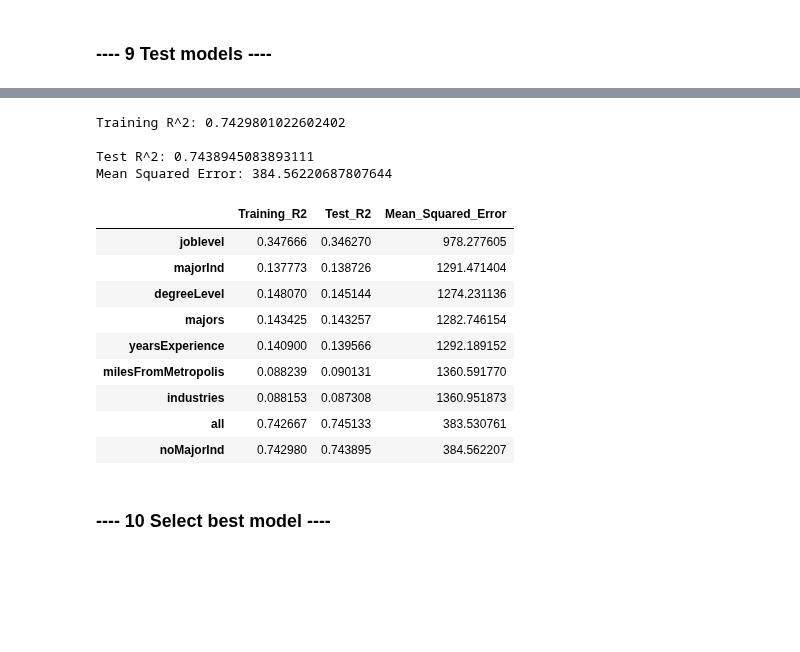
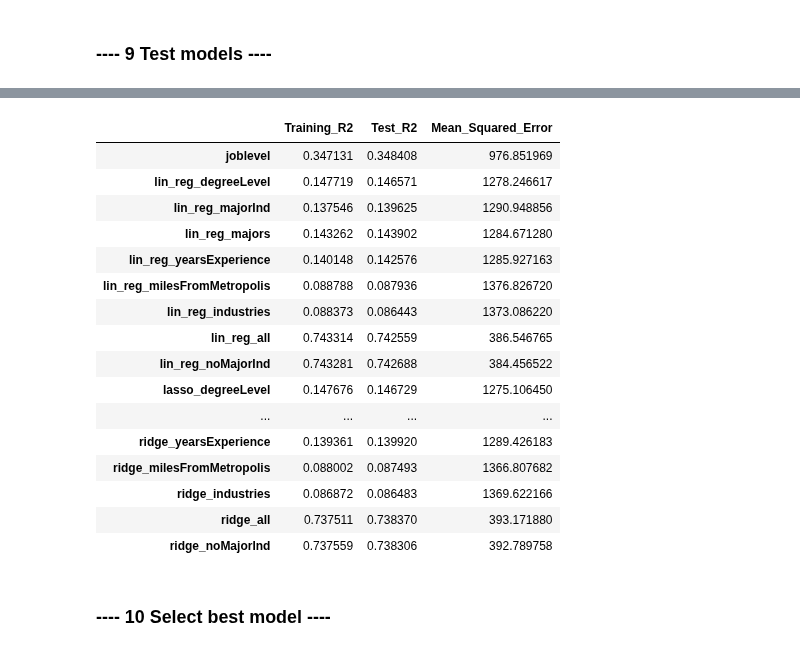
Before and after one commit to albert-ntiri/salary_prediction_project, a Jupyter notebook: Salary Prediction Notebook.ipynb, the cells around one changed output, grey strips where cells are left out. Cells and saved outputs as stored; diff of their text form; code cells hidden in the pictures; blank space fills up the shorter version.

Commit message:
Generalized model function to include different models, added Lasso and Ridge

```diff
--- a/Salary Prediction Notebook.ipynb
+++ b/Salary Prediction Notebook.ipynb
@@ -476,0 +494,5 @@ print(model.score(features_train, salary_train))
+# %%
+ridge = linear_model.Ridge(normalize=True)
+gridr = GridSearchCV(ridge, {'alpha':[.1,.2,.5,1,1.5,2]})
+gridr.fit(features_train, salary_train)
+gridr.best_params_
@@ -500,19 +532,21 @@ model_comparison = pd.DataFrame(columns=['Training_R2', 'Test_R2', 'Mean_Squared
+# %%
+# Set up model comparison dataframe and initialize different models
+model_comparison = pd.DataFrame(columns=['Training_R2', 'Test_R2', 'Mean_Squared_Error'])
+lin_reg = linear_model.LinearRegression(normalize=True)
+lasso = linear_model.Lasso(alpha=.1)
+ridge = linear_model.Ridge(normalize=True, alpha=.1)
 # %%
 # Combine into 1 cell and wrap into a function for multiple models
 
-def build_model(model_name, features, test_size=.2):
+def build_model(model_name, model_type, features, test_size=.2):
     features_train, features_test, salary_train, salary_test = train_test_split(train_full[features], train_full['salary'], test_size=test_size)
 
-    model = linear_model.LinearRegression(normalize=True).fit(features_train, salary_train)
+    model = model_type.fit(features_train, salary_train)
     training_r2 = model.score(features_train, salary_train)
-    print("Training R^2: {}".format(training_r2))
-    print("")
 
     predicted_salary = model.predict(features_test)
     test_r2 = r2_score(y_true=salary_test, y_pred=predicted_salary)
     mse = mean_squared_error(y_true=salary_test, y_pred=predicted_salary)
-    print("Test R^2: {}".format(test_r2))
-    print("Mean Squared Error: {}".format(mse))
 
     model_comparison.loc[model_name] = [training_r2, test_r2, mse]
 # %%
@@ -528,30 +558,49 @@ Mean Squared Error: 978.2776050369689
 # %%
 # Try different feature combinations and compare models
 
-build_model('degreeLevel', features=['degreeLevel'])
-build_model('majorInd', features=['majorInd'])
-build_model('majors', features=['BIOLOGY', 'BUSINESS', 'CHEMISTRY', 'COMPSCI', 'ENGINEERING', 'LITERATURE', 'MATH', 'PHYSICS'])
-build_model('yearsExperience', features=['yearsExperience'])
-build_model('milesFromMetropolis', features=['milesFromMetropolis'])
-build_model('industries', features=['EDUCATION', 'FINANCE', 'HEALTH', 'OIL', 'SERVICE', 'WEB'])
-build_model('all', features=['jobLevel', 'degreeLevel', 'yearsExperience', 'milesFromMetropolis', 'EDUCATION', 'FINANCE', 'HEALTH', 'OIL', 'SERVICE', 'WEB', 'BIOLOGY', 'BUSINESS', 'CHEMISTRY', 'COMPSCI', 'ENGINEERING', 'LITERATURE', 'MATH', 'PHYSICS', 'majorInd'])
-build_model('noMajorInd', features=['jobLevel', 'degreeLevel', 'yearsExperience', 'milesFromMetropolis', 'EDUCATION', 'FINANCE', 'HEALTH', 'OIL', 'SERVICE', 'WEB', 'BIOLOGY', 'BUSINESS', 'CHEMISTRY', 'COMPSCI', 'ENGINEERING', 'LITERATURE', 'MATH', 'PHYSICS'])
+build_model('lin_reg_degreeLevel', lin_reg, features=['degreeLevel'])
+build_model('lin_reg_majorInd', lin_reg, features=['majorInd'])
+build_model('lin_reg_majors', lin_reg, features=['BIOLOGY', 'BUSINESS', 'CHEMISTRY', 'COMPSCI', 'ENGINEERING', 'LITERATURE', 'MATH', 'PHYSICS'])
+build_model('lin_reg_yearsExperience', lin_reg, features=['yearsExperience'])
+build_model('lin_reg_milesFromMetropolis', lin_reg, features=['milesFromMetropolis'])
+build_model('lin_reg_industries', lin_reg, features=['EDUCATION', 'FINANCE', 'HEALTH', 'OIL', 'SERVICE', 'WEB'])
+build_model('lin_reg_all', lin_reg, features=['jobLevel', 'degreeLevel', 'yearsExperience', 'milesFromMetropolis', 'EDUCATION', 'FINANCE', 'HEALTH', 'OIL', 'SERVICE', 'WEB', 'BIOLOGY', 'BUSINESS', 'CHEMISTRY', 'COMPSCI', 'ENGINEERING', 'LITERATURE', 'MATH', 'PHYSICS', 'majorInd'])
+build_model('lin_reg_noMajorInd', lin_reg, features=['jobLevel', 'degreeLevel', 'yearsExperience', 'milesFromMetropolis', 'EDUCATION', 'FINANCE', 'HEALTH', 'OIL', 'SERVICE', 'WEB', 'BIOLOGY', 'BUSINESS', 'CHEMISTRY', 'COMPSCI', 'ENGINEERING', 'LITERATURE', 'MATH', 'PHYSICS'])
+build_model('lasso_degreeLevel', lasso, features=['degreeLevel'])
+build_model('lasso_majorInd', lasso, features=['majorInd'])
+build_model('lasso_majors', lasso, features=['BIOLOGY', 'BUSINESS', 'CHEMISTRY', 'COMPSCI', 'ENGINEERING', 'LITERATURE', 'MATH', 'PHYSICS'])
+build_model('lasso_yearsExperience', lasso, features=['yearsExperience'])
+build_model('lasso_milesFromMetropolis', lasso, features=['milesFromMetropolis'])
+build_model('lasso_industries', lasso, features=['EDUCATION', 'FINANCE', 'HEALTH', 'OIL', 'SERVICE', 'WEB'])
+build_model('lasso_all', lasso, features=['jobLevel', 'degreeLevel', 'yearsExperience', 'milesFromMetropolis', 'EDUCATION', 'FINANCE', 'HEALTH', 'OIL', 'SERVICE', 'WEB', 'BIOLOGY', 'BUSINESS', 'CHEMISTRY', 'COMPSCI', 'ENGINEERING', 'LITERATURE', 'MATH', 'PHYSICS', 'majorInd'])
+build_model('lasso_noMajorInd', lasso, features=['jobLevel', 'degreeLevel', 'yearsExperience', 'milesFromMetropolis', 'EDUCATION', 'FINANCE', 'HEALTH', 'OIL', 'SERVICE', 'WEB', 'BIOLOGY', 'BUSINESS', 'CHEMISTRY', 'COMPSCI', 'ENGINEERING', 'LITERATURE', 'MATH', 'PHYSICS'])
+build_model('ridge_degreeLevel', ridge, features=['degreeLevel'])
+build_model('ridge_majorInd', ridge, features=['majorInd'])
+build_model('ridge_majors', ridge, features=['BIOLOGY', 'BUSINESS', 'CHEMISTRY', 'COMPSCI', 'ENGINEERING', 'LITERATURE', 'MATH', 'PHYSICS'])
+build_model('ridge_yearsExperience', ridge, features=['yearsExperience'])
+build_model('ridge_milesFromMetropolis', ridge, features=['milesFromMetropolis'])
+build_model('ridge_industries', ridge, features=['EDUCATION', 'FINANCE', 'HEALTH', 'OIL', 'SERVICE', 'WEB'])
+build_model('ridge_all', ridge, features=['jobLevel', 'degreeLevel', 'yearsExperience', 'milesFromMetropolis', 'EDUCATION', 'FINANCE', 'HEALTH', 'OIL', 'SERVICE', 'WEB', 'BIOLOGY', 'BUSINESS', 'CHEMISTRY', 'COMPSCI', 'ENGINEERING', 'LITERATURE', 'MATH', 'PHYSICS', 'majorInd'])
+build_model('ridge_noMajorInd', ridge, features=['jobLevel', 'degreeLevel', 'yearsExperience', 'milesFromMetropolis', 'EDUCATION', 'FINANCE', 'HEALTH', 'OIL', 'SERVICE', 'WEB', 'BIOLOGY', 'BUSINESS', 'CHEMISTRY', 'COMPSCI', 'ENGINEERING', 'LITERATURE', 'MATH', 'PHYSICS'])
 model_comparison
 # %% [output]
-Training R^2: 0.7429801022602402
-
-Test R^2: 0.7438945083893111
-Mean Squared Error: 384.56220687807644
 |  | Training_R2 | Test_R2 | Mean_Squared_Error |
-| joblevel | 0.347666 | 0.346270 | 978.277605 |
-| majorInd | 0.137773 | 0.138726 | 1291.471404 |
-| degreeLevel | 0.148070 | 0.145144 | 1274.231136 |
-| majors | 0.143425 | 0.143257 | 1282.746154 |
-| yearsExperience | 0.140900 | 0.139566 | 1292.189152 |
-| milesFromMetropolis | 0.088239 | 0.090131 | 1360.591770 |
-| industries | 0.088153 | 0.087308 | 1360.951873 |
-| all | 0.742667 | 0.745133 | 383.530761 |
-| noMajorInd | 0.742980 | 0.743895 | 384.562207 |
+| joblevel | 0.347131 | 0.348408 | 976.851969 |
+| lin_reg_degreeLevel | 0.147719 | 0.146571 | 1278.246617 |
+| lin_reg_majorInd | 0.137546 | 0.139625 | 1290.948856 |
+| lin_reg_majors | 0.143262 | 0.143902 | 1284.671280 |
+| lin_reg_yearsExperience | 0.140148 | 0.142576 | 1285.927163 |
+| lin_reg_milesFromMetropolis | 0.088788 | 0.087936 | 1376.826720 |
+| lin_reg_industries | 0.088373 | 0.086443 | 1373.086220 |
+| lin_reg_all | 0.743314 | 0.742559 | 386.546765 |
+| lin_reg_noMajorInd | 0.743281 | 0.742688 | 384.456522 |
+| lasso_degreeLevel | 0.147676 | 0.146729 | 1275.106450 |
+| ... | ... | ... | ... |
+| ridge_yearsExperience | 0.139361 | 0.139920 | 1289.426183 |
+| ridge_milesFromMetropolis | 0.088002 | 0.087493 | 1366.807682 |
+| ridge_industries | 0.086872 | 0.086483 | 1369.622166 |
+| ridge_all | 0.737511 | 0.738370 | 393.171880 |
+| ridge_noMajorInd | 0.737559 | 0.738306 | 392.789758 |
 # %% [markdown]
 ### ---- 10 Select best model  ----
 # %%
```
Also changed, not shown: parts of 13 cells of this notebook.
